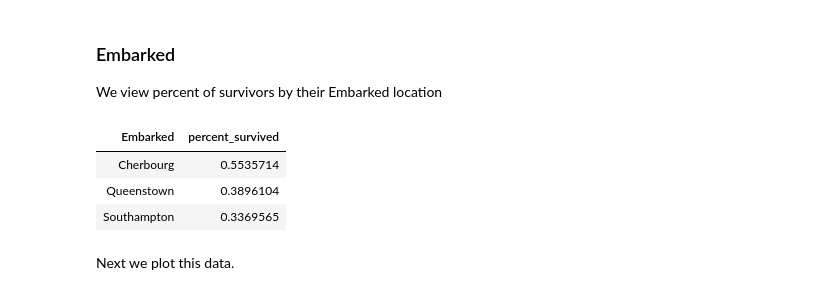
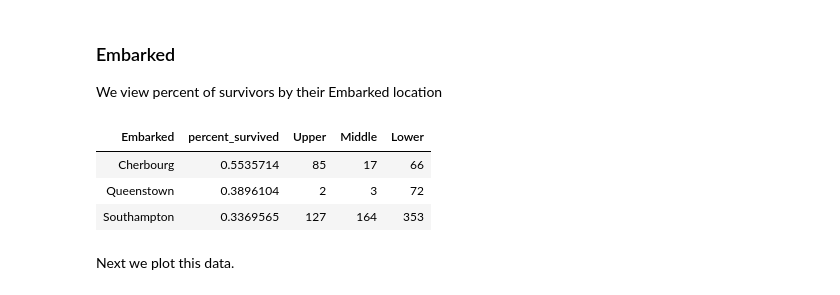
Before and after one commit to tjbencomo/Titanic, a Jupyter notebook: Tomas_Exploration.ipynb, the cells around one changed output. Drawn from its saved outputs; the diff is of its cells as text; code cells hidden in the pictures.

```diff
--- a/Tomas_Exploration.ipynb
+++ b/Tomas_Exploration.ipynb
@@ -58,12 +49,17 @@ We view percent of survivors by their Embarked location
 # %%
 embarked_survival <- data %>% group_by(Embarked) %>% summarize(percent_survived = mean(Survived))
 embarked_survival$Embarked <- c("Cherbourg", "Queenstown", "Southampton")
+class_count <- as.data.frame(table(select(data, Pclass, Embarked)))
+class_count <- spread(class_count, Pclass, Freq)
+class_count <- select(class_count, '1', '2', '3')
+names(class_count) <- c("Upper", "Middle", "Lower")
+embarked_survival <- cbind(embarked_survival, class_count)
 head(embarked_survival)
 # %% [output]
-| Embarked | percent_survived |
-| Cherbourg | 0.5535714 |
-| Queenstown | 0.3896104 |
-| Southampton | 0.3369565 |
+| Embarked | percent_survived | Upper | Middle | Lower |
+| Cherbourg | 0.5535714 | 85 | 17 | 66 |
+| Queenstown | 0.3896104 | 2 | 3 | 72 |
+| Southampton | 0.3369565 | 127 | 164 | 353 |
 # %% [markdown]
 Next we plot this data.
 # %%
```
Also changed, not shown: parts of 9 cells of this notebook.
